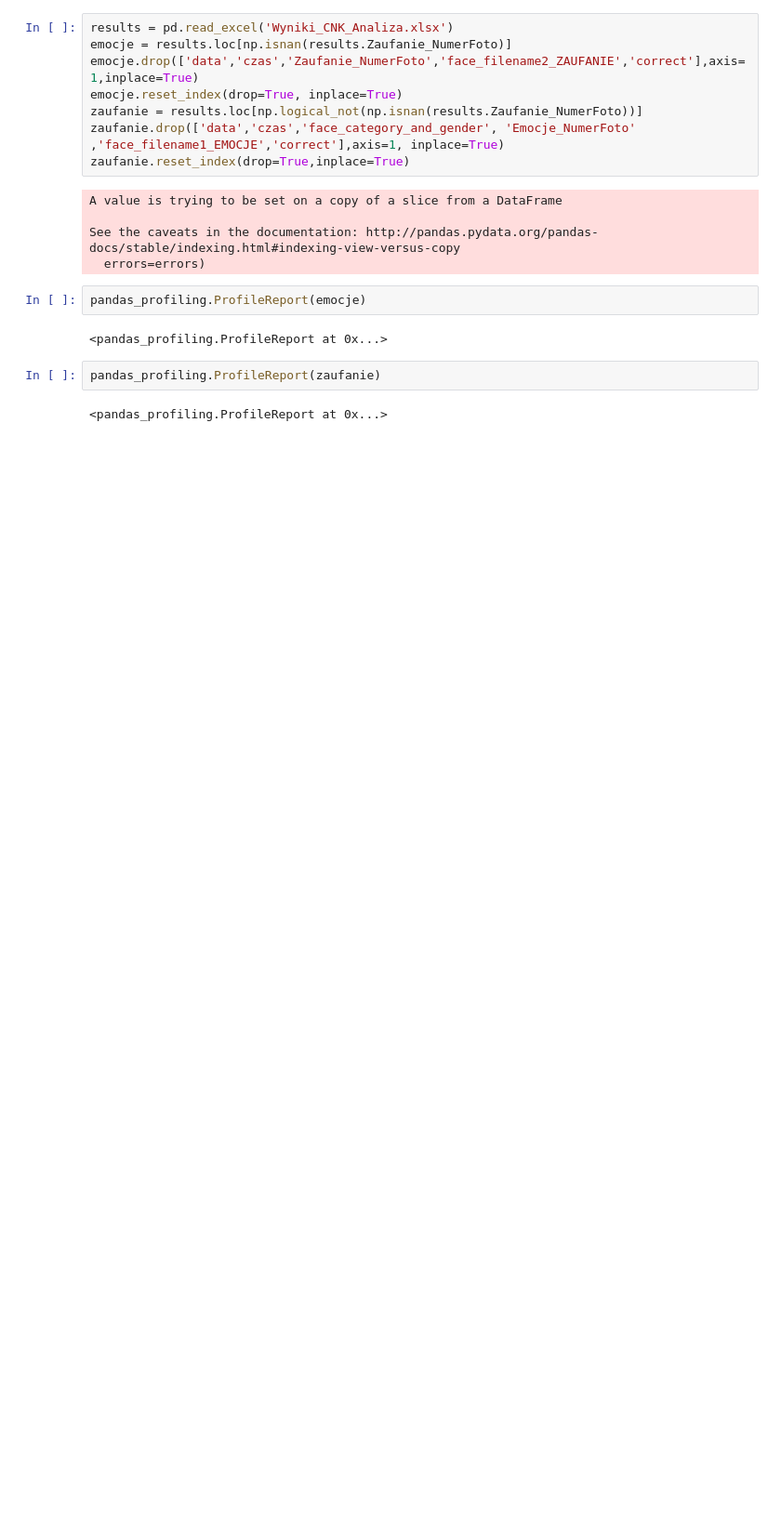
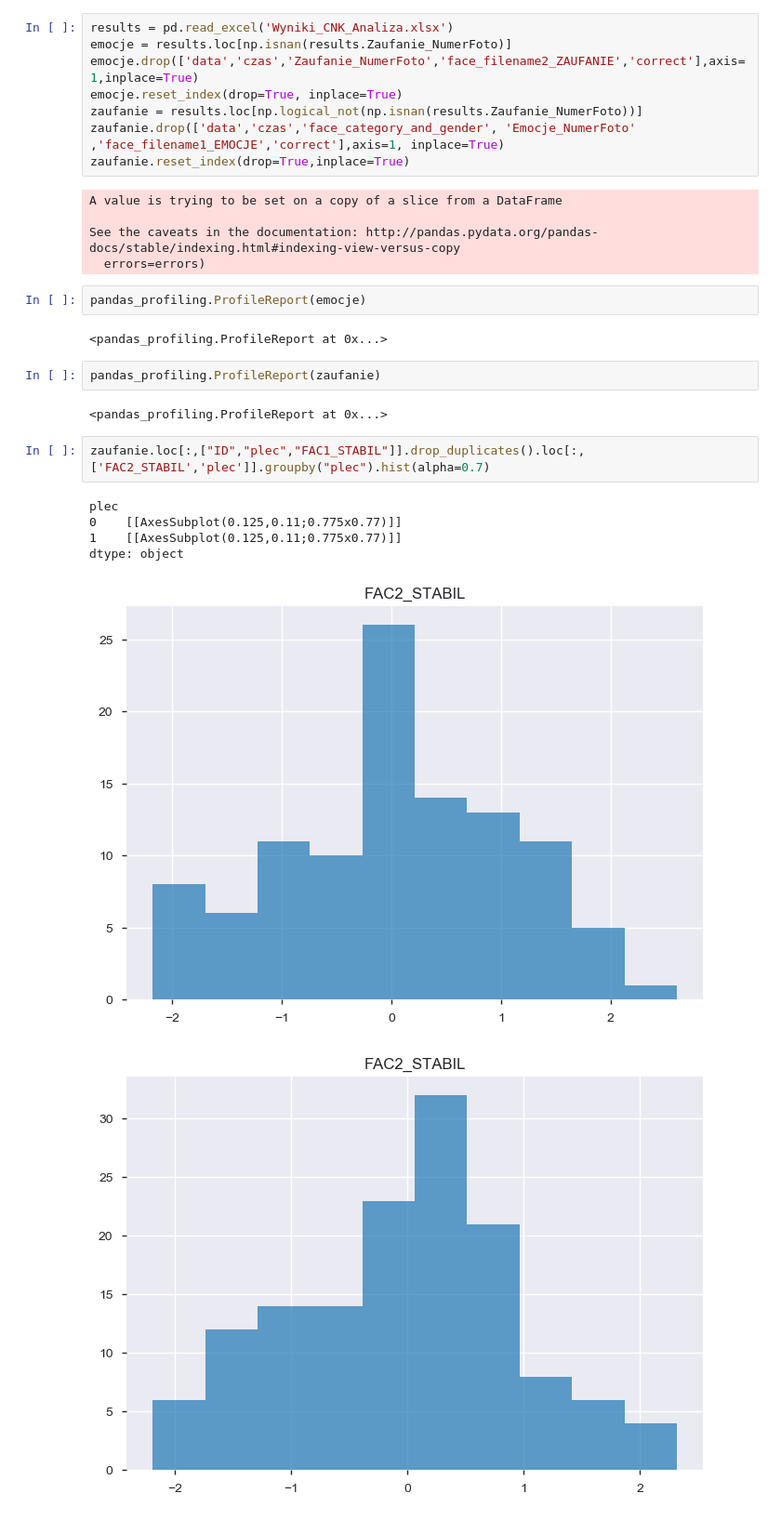
Before and after one commit to Siemashko/CNKStudyOnEmotions, a Jupyter notebook: Projekt emocje.ipynb, the cells around one changed output. Shown at 93% size. Drawn from its saved outputs; the diff is of its cells as text; blank space fills up the shorter version.

```diff
--- a/Projekt emocje.ipynb
+++ b/Projekt emocje.ipynb
@@ -39,6 +73,15 @@ pandas_profiling.ProfileReport(emocje)
 pandas_profiling.ProfileReport(zaufanie)
 # %% [output]
 <pandas_profiling.ProfileReport at 0x...>
+# %%
+zaufanie.loc[:,["ID","plec","FAC1_STABIL"]].drop_duplicates().loc[:,['FAC2_STABIL','plec']].groupby("plec").hist(alpha=0.7)
+# %% [output]
+plec
+0    [[AxesSubplot(0.125,0.11;0.775x0.77)]]
+1    [[AxesSubplot(0.125,0.11;0.775x0.77)]]
+dtype: object
+[figure, added]
+[figure, added]
 # %%
 w = widgets.IntText()
 display(w)
```
Also changed, not shown: parts of 4 cells of this notebook.
